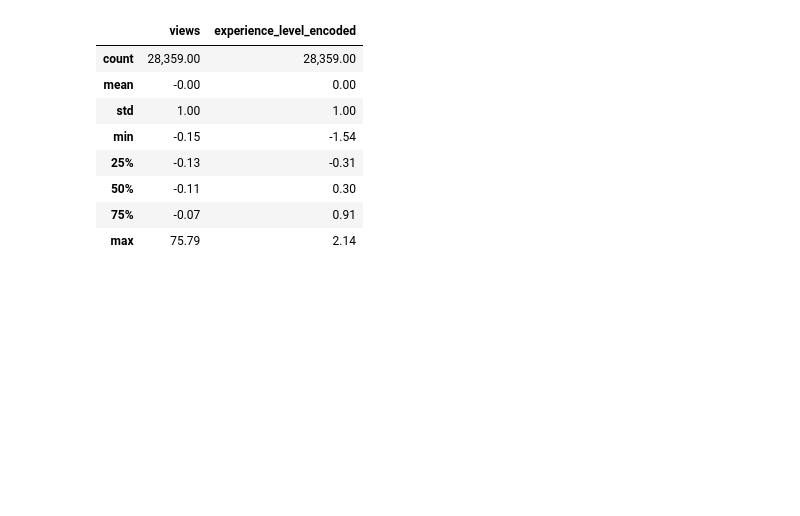
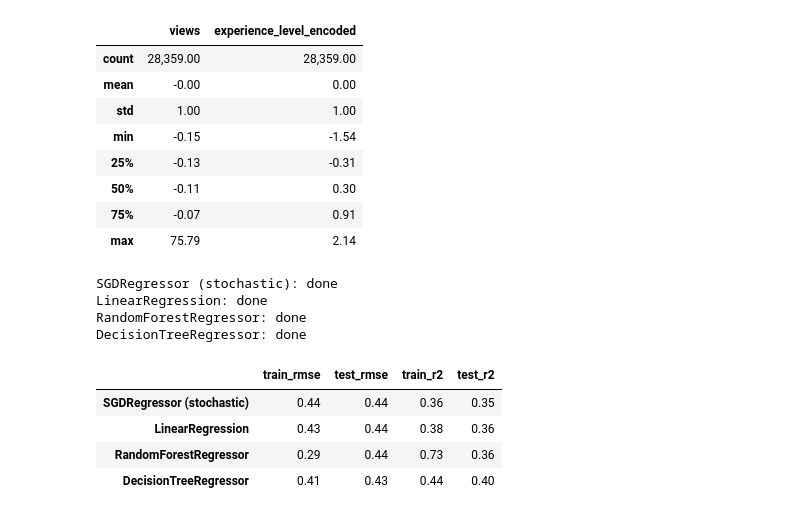
Before and after one commit to elise-Iss15/linear-regression-model, a Jupyter notebook: summative/linear_regression/multivariate.ipynb, the cells around one changed output. Cells and saved outputs as stored; diff of their text form; code cells hidden in the pictures; blank space fills up the shorter version.

```diff
--- a/summative/linear_regression/multivariate.ipynb
+++ b/summative/linear_regression/multivariate.ipynb
@@ -464,3 +464,43 @@ Scaled training numeric columns preview:
 | 50% | -0.11 | 0.30 |
 | 75% | -0.07 | 0.91 |
 | max | 75.79 | 2.14 |
+# %%
+from sklearn.ensemble import RandomForestRegressor
+from sklearn.linear_model import LinearRegression, SGDRegressor
+from sklearn.metrics import mean_squared_error, r2_score
+from sklearn.tree import DecisionTreeRegressor
+
+models = {
+    'SGDRegressor (stochastic)': SGDRegressor(max_iter=1000, random_state=42),
+    'LinearRegression': LinearRegression(),
+    'RandomForestRegressor': RandomForestRegressor(n_estimators=100, random_state=42),
+    'DecisionTreeRegressor': DecisionTreeRegressor(max_depth=10, random_state=42),
+}
+
+results = {}
+
+for name, model in models.items():
+    model.fit(X_train_scaled, y_train)
+    train_pred = model.predict(X_train_scaled)
+    test_pred = model.predict(X_test_scaled)
+
+    results[name] = {
+        'train_rmse': np.sqrt(mean_squared_error(y_train, train_pred)),
+        'test_rmse': np.sqrt(mean_squared_error(y_test, test_pred)),
+        'train_r2': r2_score(y_train, train_pred),
+        'test_r2': r2_score(y_test, test_pred),
+    }
+    print(f"{name}: done")
+
+results_df = pd.DataFrame(results).T
+results_df
+# %% [output]
+SGDRegressor (stochastic): done
+LinearRegression: done
+RandomForestRegressor: done
+DecisionTreeRegressor: done
+|  | train_rmse | test_rmse | train_r2 | test_r2 |
+| SGDRegressor (stochastic) | 0.44 | 0.44 | 0.36 | 0.35 |
+| LinearRegression | 0.43 | 0.44 | 0.38 | 0.36 |
+| RandomForestRegressor | 0.29 | 0.44 | 0.73 | 0.36 |
+| DecisionTreeRegressor | 0.41 | 0.43 | 0.44 | 0.40 |
```
Also changed, not shown: parts of 3 cells of this notebook, 5 other files.
